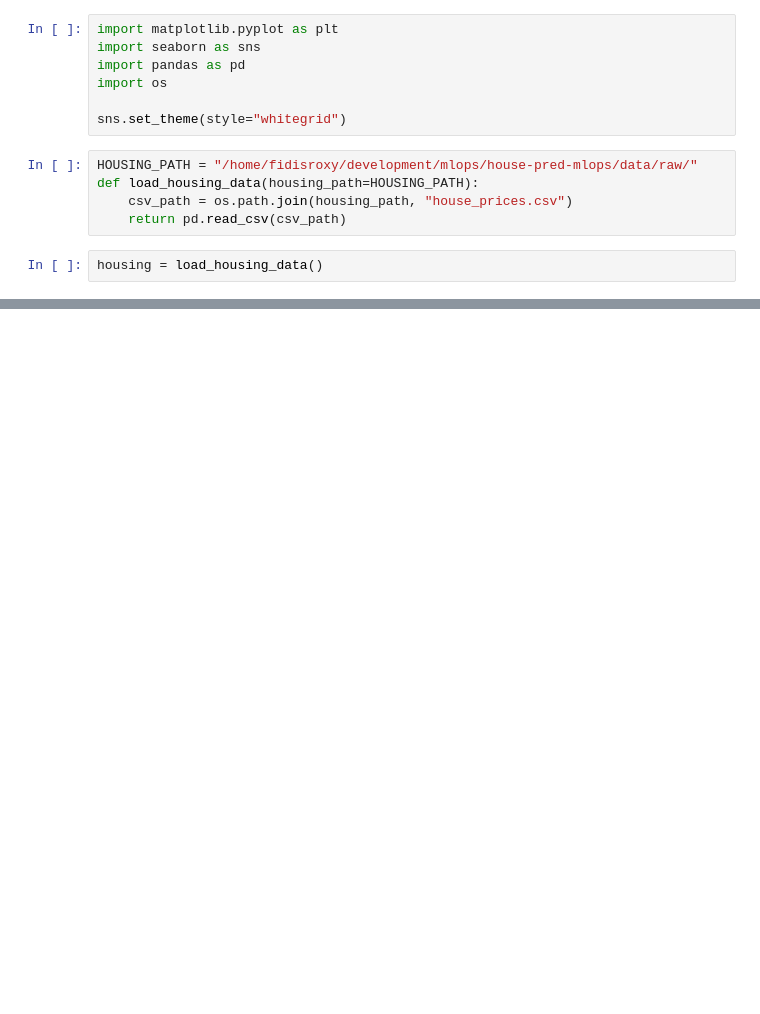
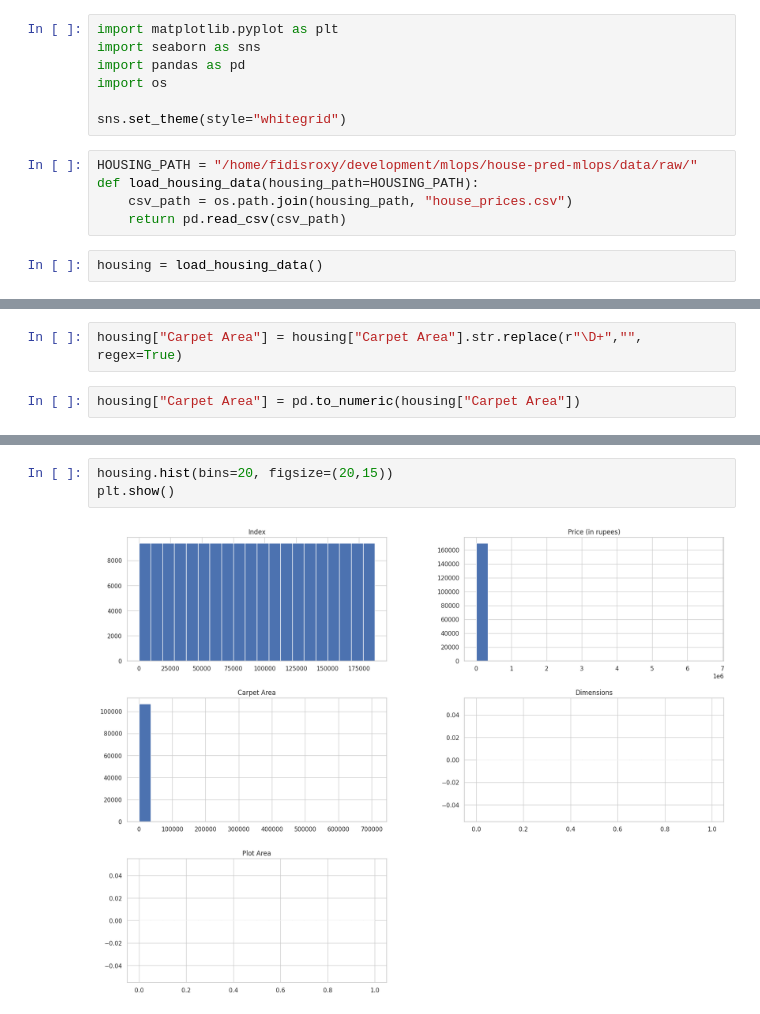
Before and after one commit to Damilaresanni/house-pred-mlops, a Jupyter notebook: notebooks/01_data_engineering.ipynb, the cells around one changed output, grey strips where cells are left out. Drawn from its saved outputs; the diff is of its cells as text; blank space fills up the shorter version.

Commit message:
feat: removeed all appending strings on column field area

```diff
--- a/notebooks/01_data_engineering.ipynb
+++ b/notebooks/01_data_engineering.ipynb
@@ -24,0 +51,4 @@ housing.head(5)
+# %%
+housing["Carpet Area"] = housing["Carpet Area"].str.replace(r"\D+","", regex=True)
+# %%
+housing["Carpet Area"] = pd.to_numeric(housing["Carpet Area"])
@@ -24,0 +70,5 @@ housing.head(5)
+# %%
+housing.hist(bins=20, figsize=(20,15))
+plt.show()
+# %% [output]
+[figure, added]
```
Also changed, not shown: parts of 4 cells of this notebook.
